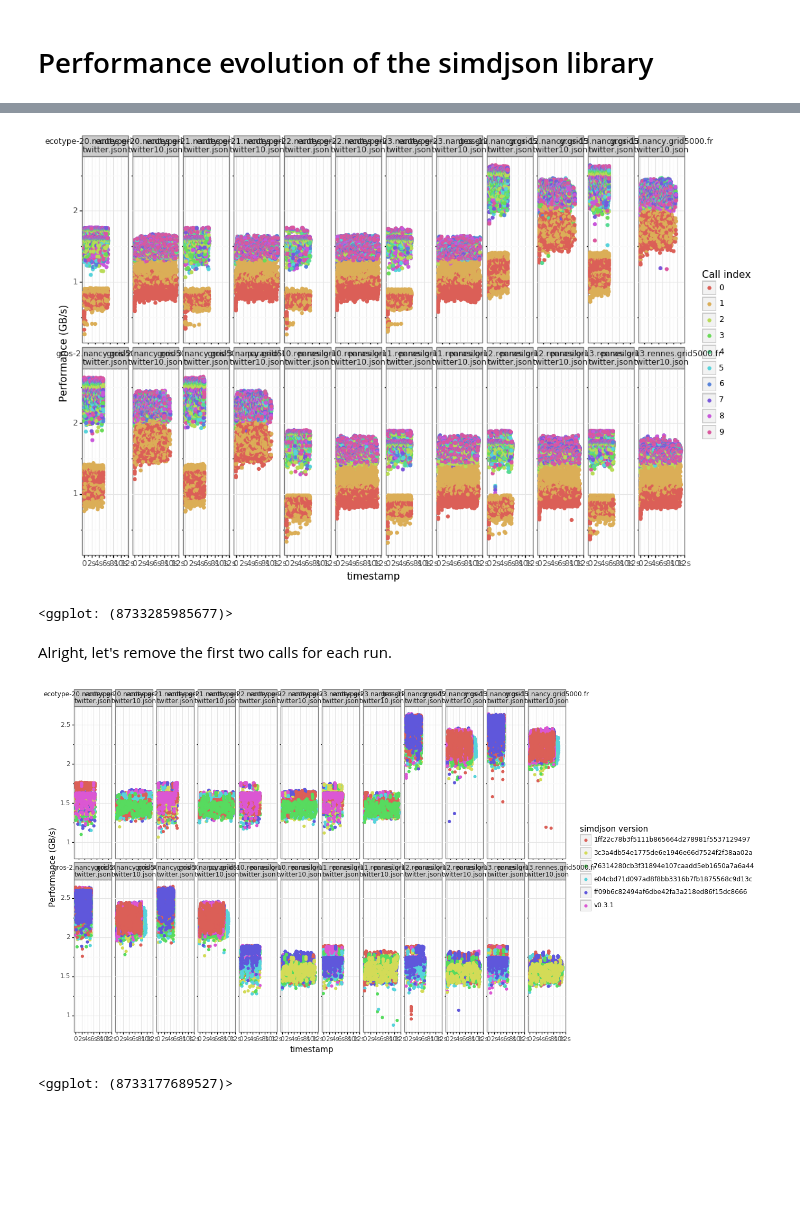
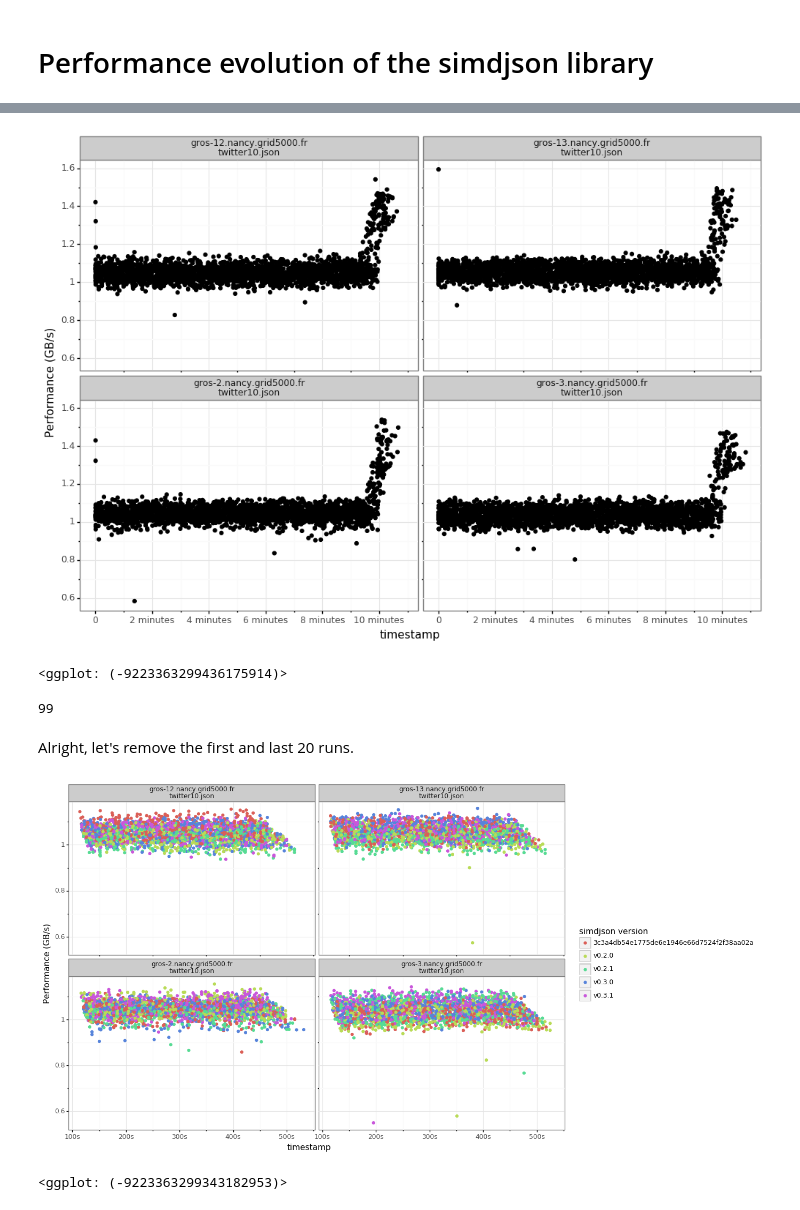
Before and after one commit to Ezibenroc/calibration_analysis, a Jupyter notebook: simdjson/version.ipynb, the cells around one changed output, grey strips where cells are left out. Saved outputs shown, nothing was run; the diff lists cells and outputs as text; code cells hidden in the pictures; blank space fills up the shorter version.

```diff
--- a/simdjson/version.ipynb
+++ b/simdjson/version.ipynb
@@ -26,25 +26,18 @@ def read_csv(archive_name, file_name):
     return res
 
 def read_result(name):
-    res = read_csv(name, 'results.csv')
-    res['start'] = pandas.to_datetime(res['start'])
-    res['stop'] = pandas.to_datetime(res['stop'])
-    res['timestamp'] = res['start'] - res['start'].min()
+    res = read_csv(name, 'result.csv')
+    res['timestamp'] = pandas.to_datetime(res['timestamp'], format='%Y-%m-%d %H:%M:%S:%f')
+    res['timestamp'] = res['timestamp'] - res['timestamp'].min()
     info = get_yaml(name, 'info.yaml')
     res['cluster'] = info['cluster']
     res['expfile'] = info['expfile'][0]
     installfile = info['installfile']
     installfile = get_yaml(name, installfile)
     res['version'] = installfile['version']
-    res['global_id'] = -1
-    nb_calls = installfile['nb_runs']*installfile['nb_calls']
-    for host in res['hostname'].unique():
-        res.loc[res['hostname'] == host, 'global_id'] = range(nb_calls)
-    res['run_id'] = res['global_id'] // installfile['nb_calls']
-    res['call_id'] = res['global_id'] % installfile['nb_calls']
     return res
 
-directory = '2/'
+directory = '3/'
 all_files = [os.path.join(directory, f) for f in os.listdir(directory) if f.endswith('.zip')]
 
 df = pandas.concat([read_result(f) for f in all_files])
@@ -64,20 +57,29 @@ versions = {
     'e04cbd71d097ad8f8bb3316b7fb1875568c9d13c': '2020-05-02 01:44:11',
     'ff09b6c82494af6dbe42fa3a218ed86f15dc8666': '2020-04-17 12:23:05',
     'v0.3.1': '2020-04-02 19:24:43',
+    'v0.3.0': '2020-03-31 17:47:25',
+    'v0.2.1': '2019-08-04 15:43:47',
+    'v0.2.0': '2019-08-01 16:23:30'
 }
 
 versions = {v: pandas.to_datetime(d) for v, d in versions.items()}
-df['version_date'] = df.apply(lambda row: versions[row['version']], axis=1)
+df['version_date'] = 'NA'
+for version, date in versions.items():
+    df.loc[df['version'] == version, 'version_date'] = date
 # %%
-ggplot(df) +\
-    aes(x='timestamp', y='gigabytes_per_second', color='factor(call_id)') +\
+ggplot(df.sample(n=10000)) +\
+    aes(x='timestamp', y='speed') +\
     geom_point() +\
     facet_wrap(['hostname', 'expfile'], nrow=2) +\
     ylab('Performance (GB/s)') +\
     labs(color='Call index') +\
     theme_bw()
 # %% [output]
-[figure, old version]
+[figure, new version]
-<ggplot: (8733285985677)>
+<ggplot: (-9223363299436175914)>
+# %%
+df.run_id.max()
+# %% [output]
+99
 # %% [markdown]
-Alright, let's remove the first two calls for each run.
+Alright, let's remove the first and last 20 runs.
@@ -86,12 +88,12 @@ df = df[df['call_id'] > 1]
 # %%
-ggplot(df) +\
-    aes(x='timestamp', y='gigabytes_per_second', color='version') +\
+ggplot(steady_state.sample(n=10000)) +\
+    aes(x='timestamp', y='speed', color='version') +\
     geom_point() +\
     facet_wrap(['hostname', 'expfile'], nrow=2) +\
     ylab('Performance (GB/s)') +\
     labs(color='simdjson version') +\
     theme_bw()
 # %% [output]
-[figure, old version]
+[figure, new version]
-<ggplot: (8733177689527)>
+<ggplot: (-9223363299343182953)>
 # %%
```
Also changed, not shown: parts of 4 cells of this notebook, 5 other files.
